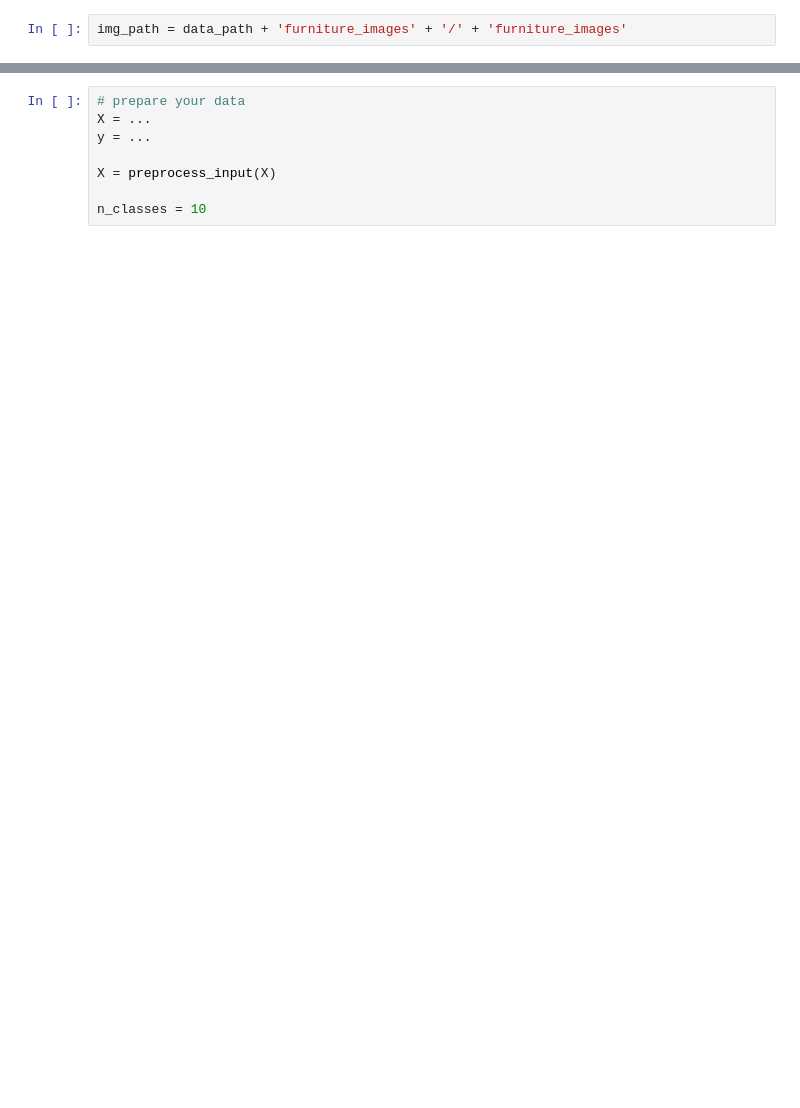
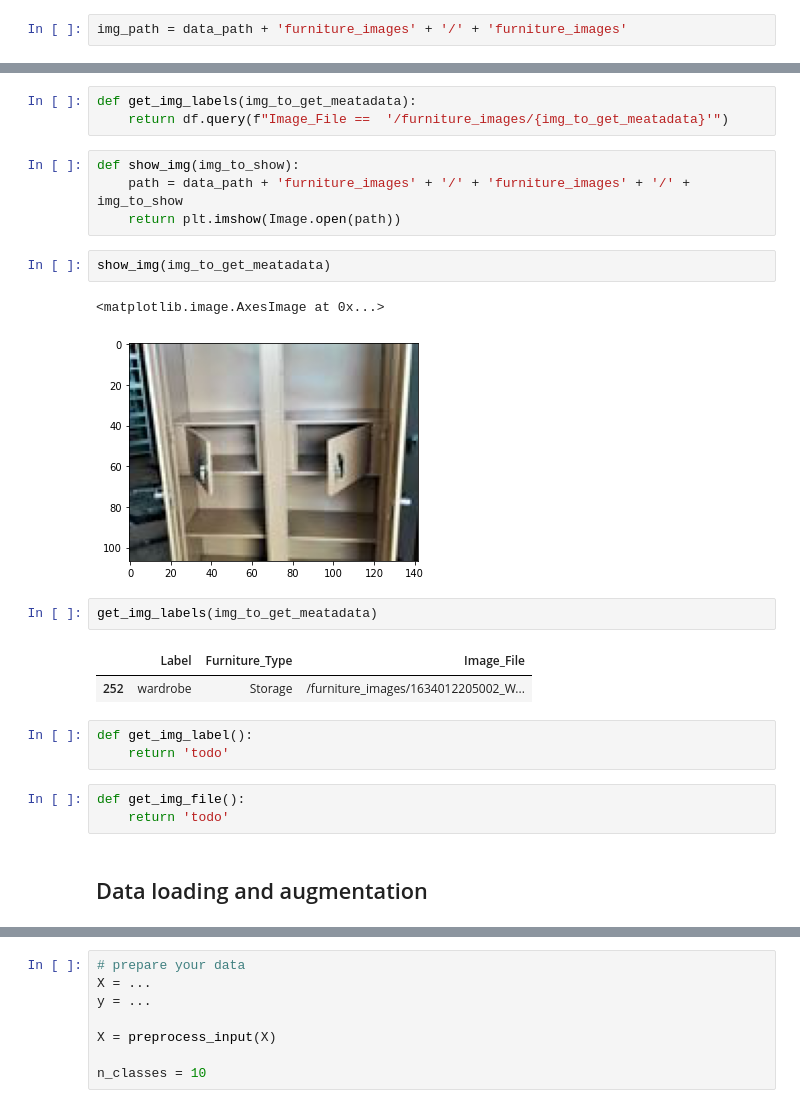
Before and after one commit to florent-haffner/datascience-playground, a Jupyter notebook: notebooks/base-model.ipynb, the cells around one changed output, grey strips where cells are left out. Cells and saved outputs as stored; diff of their text form; blank space fills up the shorter version.

```diff
--- a/notebooks/base-model.ipynb
+++ b/notebooks/base-model.ipynb
@@ -89,0 +90,25 @@ get_random_image(img_path)
+# %%
+def get_img_labels(img_to_get_meatadata):
+    return df.query(f"Image_File ==  '/furniture_images/{img_to_get_meatadata}'")
+# %%
+def show_img(img_to_show):
+    path = data_path + 'furniture_images' + '/' + 'furniture_images' + '/' + img_to_show
+    return plt.imshow(Image.open(path))
+# %%
+show_img(img_to_get_meatadata)
+# %% [output]
+<matplotlib.image.AxesImage at 0x...>
+[figure, added]
+# %%
+get_img_labels(img_to_get_meatadata)
+# %% [output]
+|  | Label | Furniture_Type | Image_File |
+| 252 | wardrobe | Storage | /furniture_images/1634012205002_W... |
+# %%
+def get_img_label():
+    return 'todo'
+# %%
+def get_img_file():
+    return 'todo'
+# %% [markdown]
+## Data loading and augmentation
```
Also changed, not shown: parts of 13 cells of this notebook.
